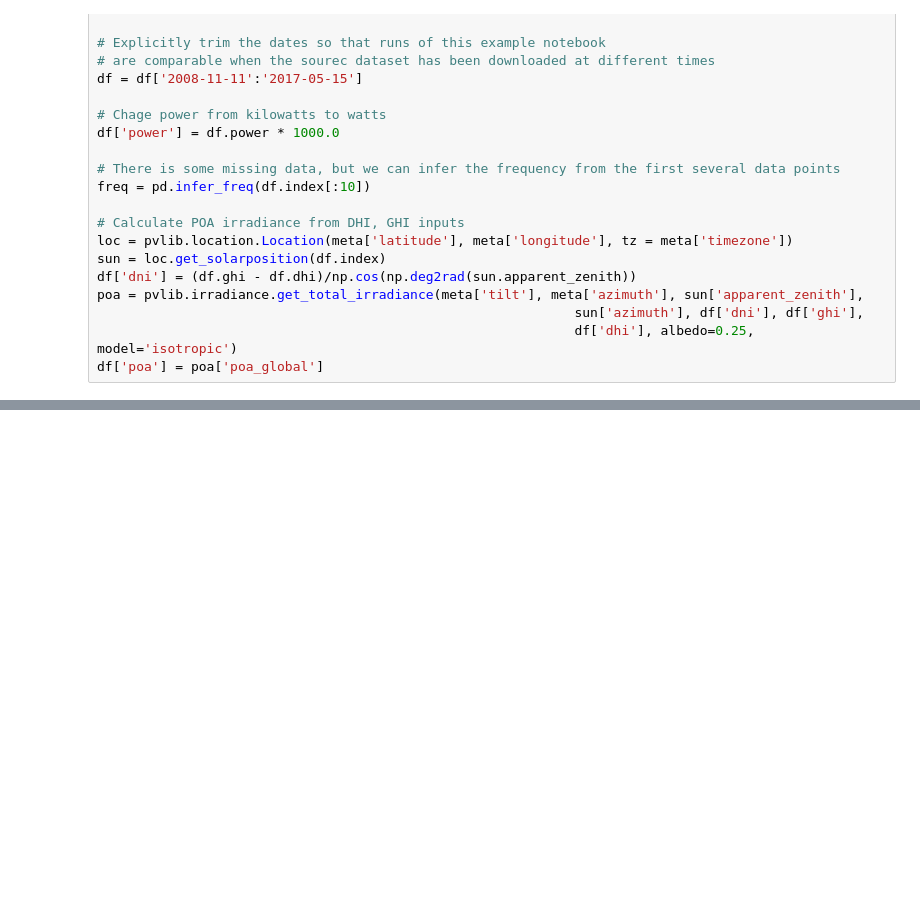
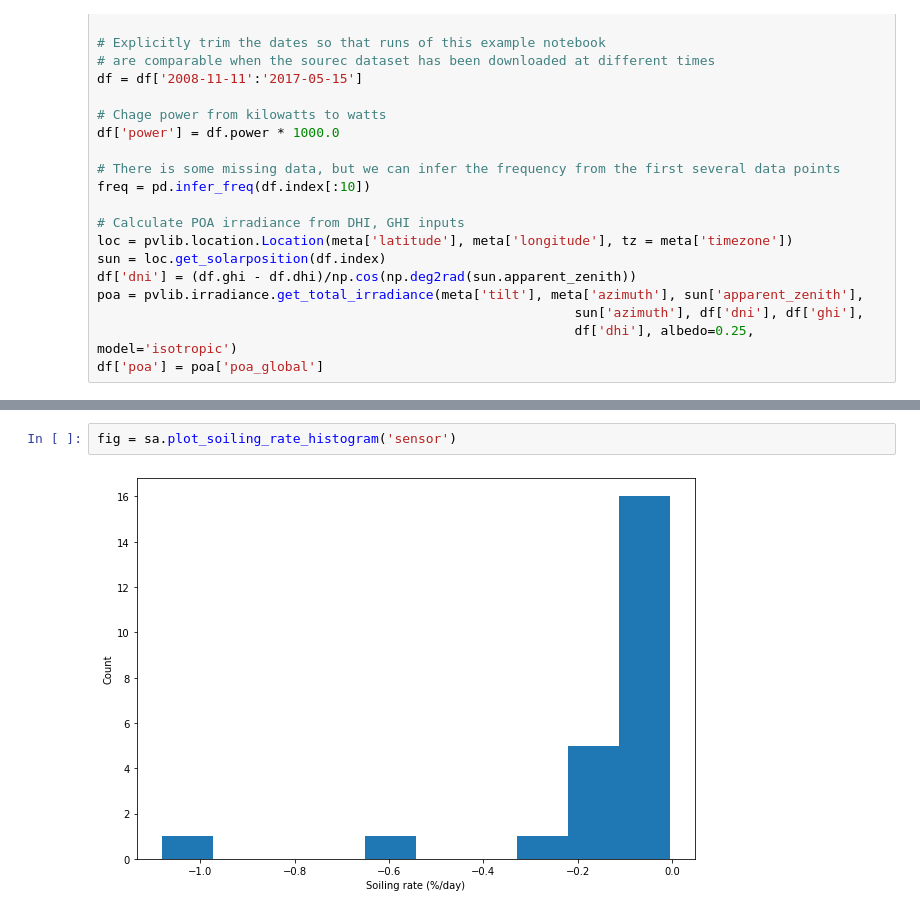
Before and after one commit to NREL/rdtools, a Jupyter notebook: docs/model_plugins_example.ipynb, the cells around one changed output, grey strips where cells are left out. Drawn from its saved outputs; the diff is of its cells as text; blank space fills up the shorter version.

```diff
--- a/docs/model_plugins_example.ipynb
+++ b/docs/model_plugins_example.ipynb
@@ -273,0 +170,4 @@ Freq: D, Name: pi_norm, dtype: float64
+# %%
+fig = sa.plot_soiling_rate_histogram('sensor')
+# %% [output]
+[figure, added]
```
Also changed, not shown: parts of 21 cells of this notebook, 2 other files.
